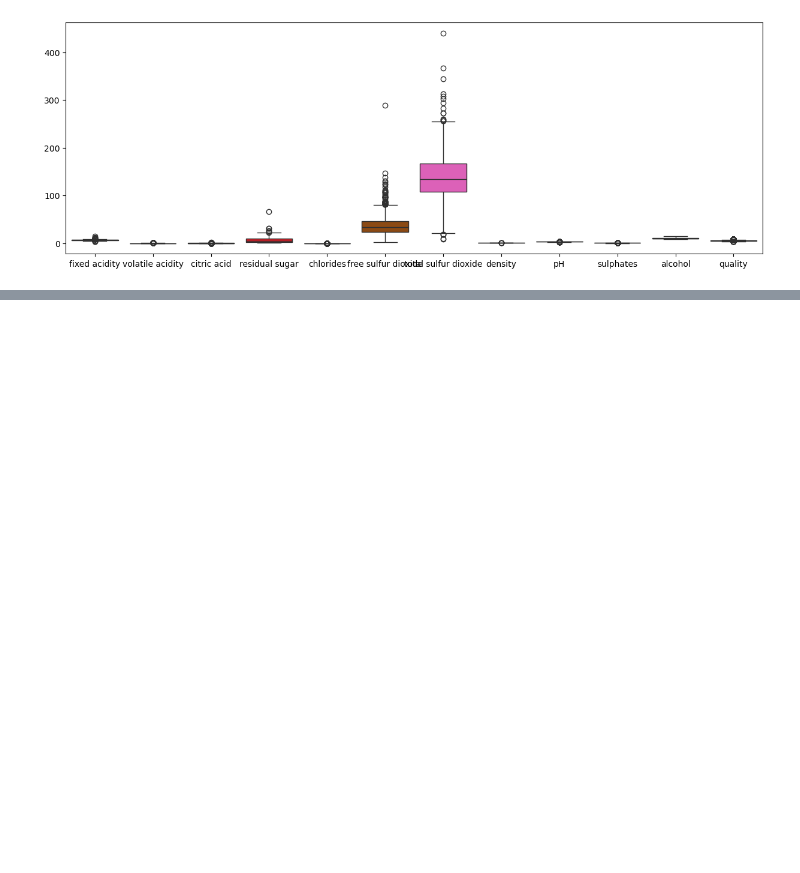
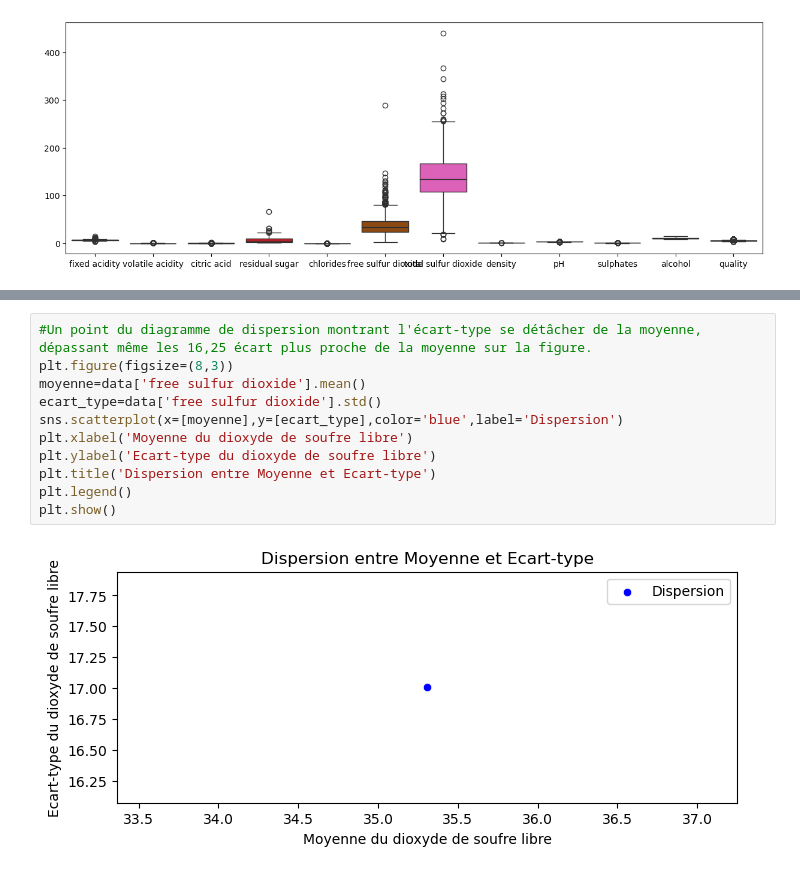
Before and after one commit to Elijoelemile/ANALYSE_DESCRIPTIVE_DUN_DATASET, a Jupyter notebook: Qualité du vin.ipynb, the cells around one changed output, grey strips where cells are left out. Saved outputs shown, nothing was run; the diff lists cells and outputs as text; blank space fills up the shorter version.

```diff
--- a/Qualité du vin.ipynb
+++ b/Qualité du vin.ipynb
@@ -141,0 +208,13 @@ plt.show()
+# %%
+#Un point du diagramme de dispersion montrant l'écart-type se détâcher de la moyenne, dépassant même les 16,25 écart plus proche de la moyenne sur la figure.
+plt.figure(figsize=(8,3))
+moyenne=data['free sulfur dioxide'].mean()
+ecart_type=data['free sulfur dioxide'].std()
+sns.scatterplot(x=[moyenne],y=[ecart_type],color='blue',label='Dispersion')
+plt.xlabel('Moyenne du dioxyde de soufre libre')
+plt.ylabel('Ecart-type du dioxyde de soufre libre')
+plt.title('Dispersion entre Moyenne et Ecart-type')
+plt.legend()
+plt.show()
+# %% [output]
+[figure, added]
```
Also changed, not shown: parts of 11 cells of this notebook.
